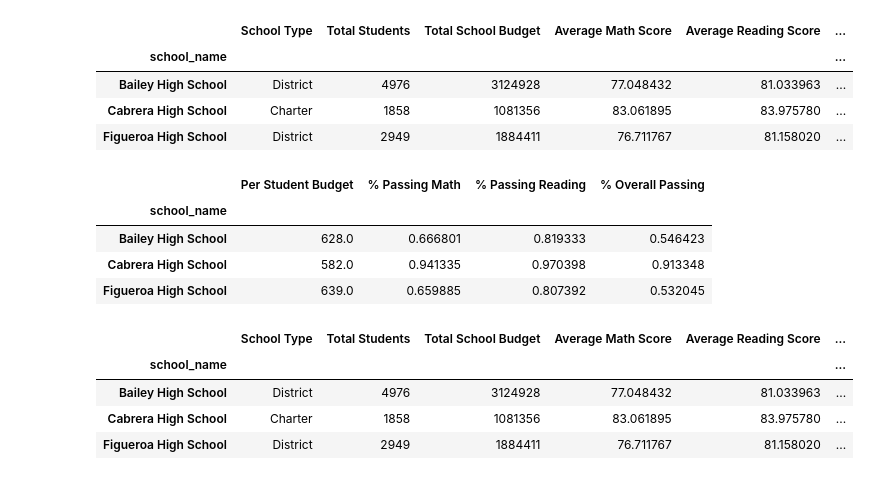
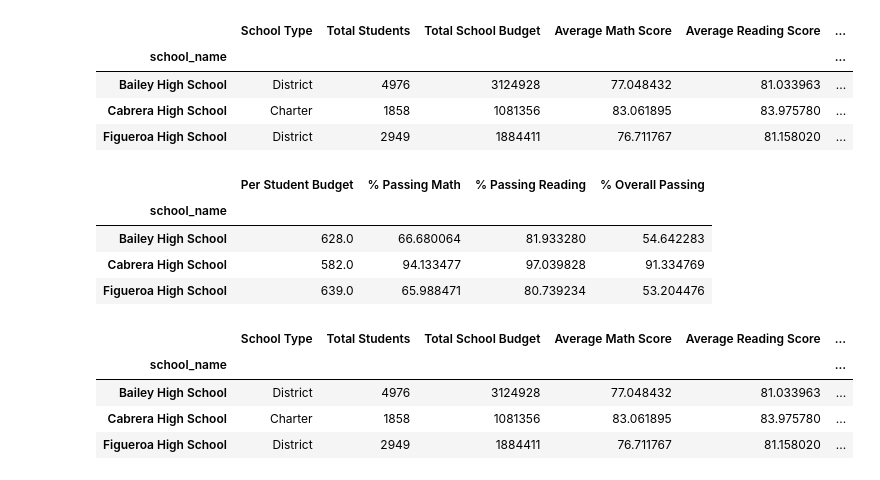
Before and after one commit to jbski/pandas-challenge, a Jupyter notebook: PyCitySchools/PyCitySchools.ipynb, the cells around one changed output. Drawn from its saved outputs; the diff is of its cells as text; code cells hidden in the pictures.

```diff
--- a/PyCitySchools/PyCitySchools.ipynb
+++ b/PyCitySchools/PyCitySchools.ipynb
@@ -57,8 +70,8 @@ reading_pass_flag_df
 | 39169 | True |
 39170 rows × 1 columns
 # %%
-reading_flag_df.rename(mapper = {"reading_score" : "reading_pass_flag"}, axis = "columns", inplace = True)
-reading_flag_df.head(3)
+reading_pass_flag_df.rename(mapper = {"reading_score" : "reading_pass_flag"}, axis = "columns", inplace = True)
+reading_pass_flag_df.head(3)
 # %% [output]
 |  | reading_pass_flag |
 | 0 | False |
@@ -140,0 +149,3 @@ flagged_complete_school_df
+# %%
+# Create a dataframe that joins the reading dataframes
+new_complete_school_df = school_complete_df.join(reading_pass_flag_df)
@@ -269,24 +296,24 @@ school_summary1_df.head(3)
 # %%
 # Calculate the budget per student
 budget_student = school_summary1_df["Total School Budget"] / school_summary1_df["Total Students"]
 
 # Calculate the passing percentages for each school
-percent_passing_math = school_summary1_df["Total Students Passing Math"] / school_summary1_df["Total Students"]
-percent_passing_reading = school_summary1_df["Total Students Passing Reading"] / school_summary1_df["Total Students"]
-percent_passing_overall = school_summary1_df["Total Students Passing Overall"] / school_summary1_df["Total Students"]
+percent_passing_math = (school_summary1_df["Total Students Passing Math"] / school_summary1_df["Total Students"]) * 100
+percent_passing_reading = (school_summary1_df["Total Students Passing Reading"] / school_summary1_df["Total Students"]) * 100
+percent_passing_overall = (school_summary1_df["Total Students Passing Overall"] / school_summary1_df["Total Students"]) * 100
 
 # Convert the budget per student series into a data frame
 budget_student_df = pd.DataFrame({"Per Student Budget" :budget_student,
                                   "% Passing Math" : percent_passing_math,
                                   "% Passing Reading" : percent_passing_reading,
                                   "% Overall Passing" : percent_passing_overall})
 budget_student_df.head(3)
 # %% [output]
 |  | Per Student Budget | % Passing Math | % Passing Reading | % Overall Passing |
 | school_name |  |  |  |  |
-| Bailey High School | 628.0 | 0.666801 | 0.819333 | 0.546423 |
-| Cabrera High School | 582.0 | 0.941335 | 0.970398 | 0.913348 |
-| Figueroa High School | 639.0 | 0.659885 | 0.807392 | 0.532045 |
+| Bailey High School | 628.0 | 66.680064 | 81.933280 | 54.642283 |
+| Cabrera High School | 582.0 | 94.133477 | 97.039828 | 91.334769 |
+| Figueroa High School | 639.0 | 65.988471 | 80.739234 | 53.204476 |
 # %%
 # Join the Per Student Budget data column to the data frame using a .join method
 new_school_summary_df = school_summary1_df.join(budget_student_df)
```
Also changed, not shown: parts of 70 cells of this notebook, 2 other files.
